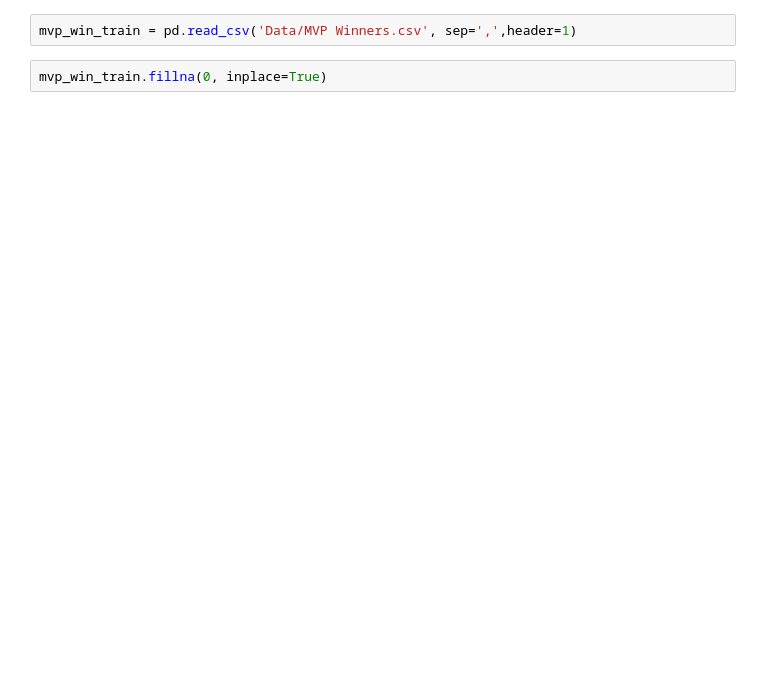
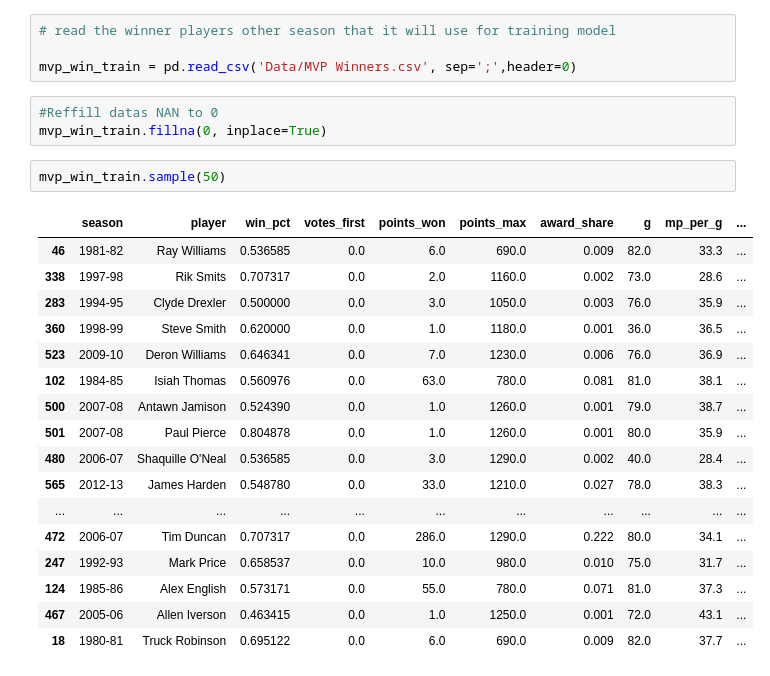
Before and after one commit to MartaMBenedito/TFM_Breeds_Dog, a Jupyter notebook: nba_mvp.ipynb, the cells around one changed output. Cells and saved outputs as stored; diff of their text form; blank space fills up the shorter version.

```diff
--- a/nba_mvp.ipynb
+++ b/nba_mvp.ipynb
@@ -4,4 +32,27 @@ import numpy as np
 # %%
-mvp_win_train = pd.read_csv('Data/MVP Winners.csv', sep=',',header=1)
+# read the winner players other season that it will use for training model
+
+mvp_win_train = pd.read_csv('Data/MVP Winners.csv', sep=';',header=0)
 # %%
+#Reffill datas NAN to 0
 mvp_win_train.fillna(0, inplace=True)
+# %%
+mvp_win_train.sample(50)
+# %% [output]
+|  | season | player | win_pct | votes_first | points_won | points_max | award_share | g | mp_per_g | ... |
+| 46 | 1981-82 | Ray Williams | 0.536585 | 0.0 | 6.0 | 690.0 | 0.009 | 82.0 | 33.3 | ... |
+| 338 | 1997-98 | Rik Smits | 0.707317 | 0.0 | 2.0 | 1160.0 | 0.002 | 73.0 | 28.6 | ... |
+| 283 | 1994-95 | Clyde Drexler | 0.500000 | 0.0 | 3.0 | 1050.0 | 0.003 | 76.0 | 35.9 | ... |
+| 360 | 1998-99 | Steve Smith | 0.620000 | 0.0 | 1.0 | 1180.0 | 0.001 | 36.0 | 36.5 | ... |
+| 523 | 2009-10 | Deron Williams | 0.646341 | 0.0 | 7.0 | 1230.0 | 0.006 | 76.0 | 36.9 | ... |
+| 102 | 1984-85 | Isiah Thomas | 0.560976 | 0.0 | 63.0 | 780.0 | 0.081 | 81.0 | 38.1 | ... |
+| 500 | 2007-08 | Antawn Jamison | 0.524390 | 0.0 | 1.0 | 1260.0 | 0.001 | 79.0 | 38.7 | ... |
+| 501 | 2007-08 | Paul Pierce | 0.804878 | 0.0 | 1.0 | 1260.0 | 0.001 | 80.0 | 35.9 | ... |
+| 480 | 2006-07 | Shaquille O'Neal | 0.536585 | 0.0 | 3.0 | 1290.0 | 0.002 | 40.0 | 28.4 | ... |
+| 565 | 2012-13 | James Harden | 0.548780 | 0.0 | 33.0 | 1210.0 | 0.027 | 78.0 | 38.3 | ... |
+| ... | ... | ... | ... | ... | ... | ... | ... | ... | ... | ... |
+| 472 | 2006-07 | Tim Duncan | 0.707317 | 0.0 | 286.0 | 1290.0 | 0.222 | 80.0 | 34.1 | ... |
+| 247 | 1992-93 | Mark Price | 0.658537 | 0.0 | 10.0 | 980.0 | 0.010 | 75.0 | 31.7 | ... |
+| 124 | 1985-86 | Alex English | 0.573171 | 0.0 | 55.0 | 780.0 | 0.071 | 81.0 | 37.3 | ... |
+| 467 | 2005-06 | Allen Iverson | 0.463415 | 0.0 | 1.0 | 1250.0 | 0.001 | 72.0 | 43.1 | ... |
+| 18 | 1980-81 | Truck Robinson | 0.695122 | 0.0 | 6.0 | 690.0 | 0.009 | 82.0 | 37.7 | ... |
```
Also changed, not shown: parts of 9 cells of this notebook.
